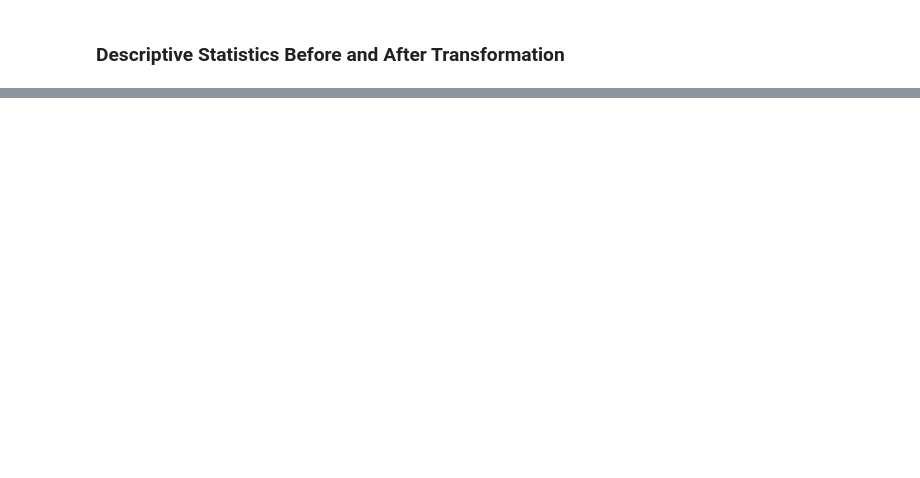
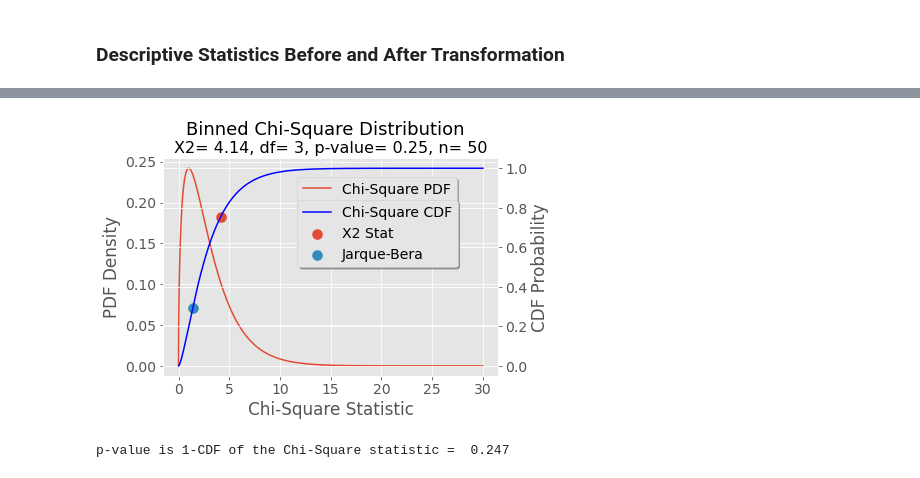
Before and after one commit to dmadvoc/PDFs, a Jupyter notebook: Normality Test - Box Cox.ipynb, the cells around one changed output, grey strips where cells are left out. Cells and saved outputs as stored; diff of their text form; code cells hidden in the pictures; blank space fills up the shorter version.

```diff
--- a/Normality Test - Box Cox.ipynb
+++ b/Normality Test - Box Cox.ipynb
@@ -407,0 +565,24 @@ Probalbly not Gaussian
+# %%
+#x-axis ranges from 0 to 20 with .001 steps
+x = np.arange(0, 30, .001)
+
+#plot Chi-square distribution with 4 degrees of freedom
+fig, ax1 = plt.subplots()
+sym_size=100
+ax2 = ax1.twinx()
+ax1.plot(x, chi2.pdf(x, df=deg_free), label='Chi-Square PDF')
+ax2.plot(x, chi2.cdf(x, df=deg_free), c='b', label='Chi-Square CDF')
+ax2.scatter(x2, chi2.cdf(x2, df=deg_free), s=sym_size, label='X2 Stat')
+ax2.scatter(jb_stat, chi2.cdf(jb_stat, df=deg_free), s=sym_size, label='Jarque-Bera')
+plt.suptitle('Binned Chi-Square Distribution', y=1.01, fontsize=18)
+plt.title('X2= ' + str('%.2f'%x2) + ', df= ' +str('%.0f'%deg_free) + ', p-value= '+str('%.2f'%pvalue) + ', n= ' + str(n), fontsize=16)
+ax1.legend(shadow=True, loc=(.4,.8))
+ax2.legend(shadow=True, loc=(.4,.5))
+ax1.set_ylabel('PDF Density')
+ax2.set_ylabel('CDF Probability')
+ax1.set_xlabel('Chi-Square Statistic')
+plt.show()
+print('p-value is 1-CDF of the Chi-Square statistic =', '{: .3f}'.format(chi2.sf(x2, df=deg_free)))
+# %% [output]
+[figure, added]
+p-value is 1-CDF of the Chi-Square statistic =  0.247
```
Also changed, not shown: parts of 17 cells of this notebook.
